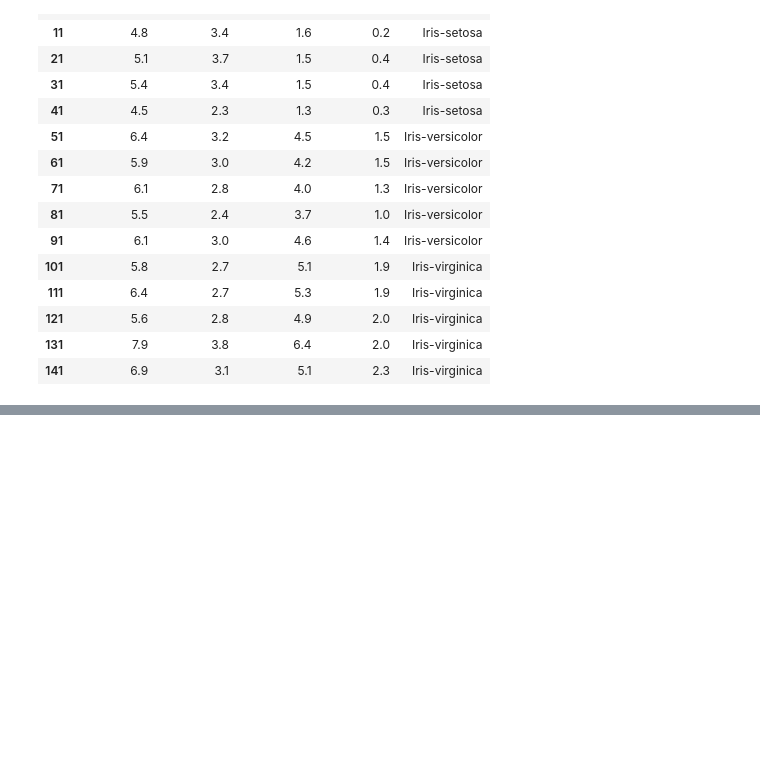
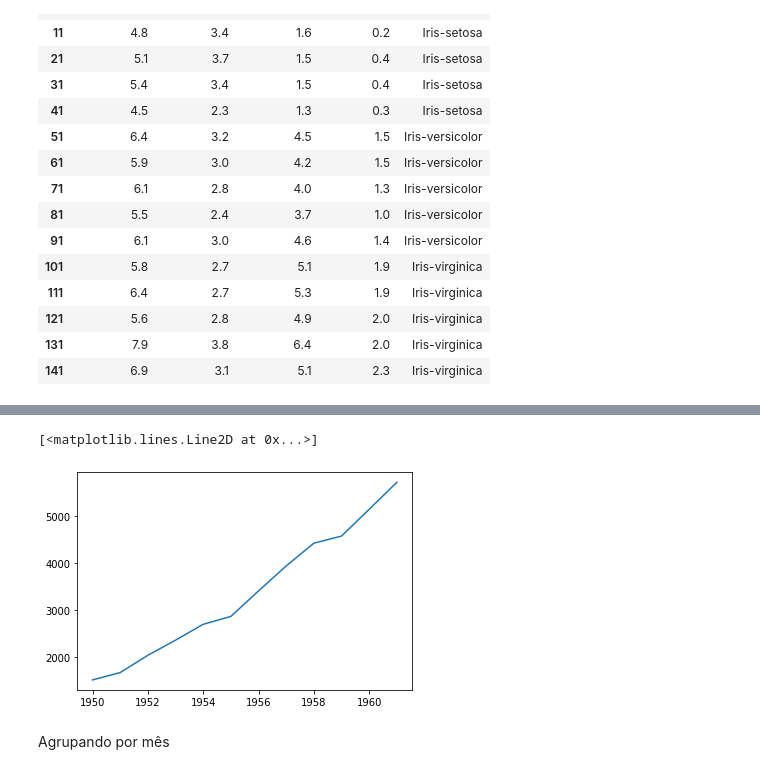
Before and after one commit to edlorencetti/Curso-Ci-ncia-de-dados, a Jupyter notebook: Exercicios_Ciencia_de_dados.ipynb, the cells around one changed output, grey strips where cells are left out. Drawn from its saved outputs; the diff is of its cells as text; code cells hidden in the pictures; blank space fills up the shorter version.

```diff
--- a/Exercicios_Ciencia_de_dados.ipynb
+++ b/Exercicios_Ciencia_de_dados.ipynb
@@ -127,0 +270,3 @@ base_final
+# %%
+ts_ano = ts.resample('A').sum()
+ts_ano
@@ -127,0 +288,7 @@ base_final
+# %%
+plt.plot(ts_ano)
+# %% [output]
+[<matplotlib.lines.Line2D at 0x...>]
+[figure, added]
+# %% [markdown]
+Agrupando por mês
```
Also changed, not shown: parts of 35 cells of this notebook.
